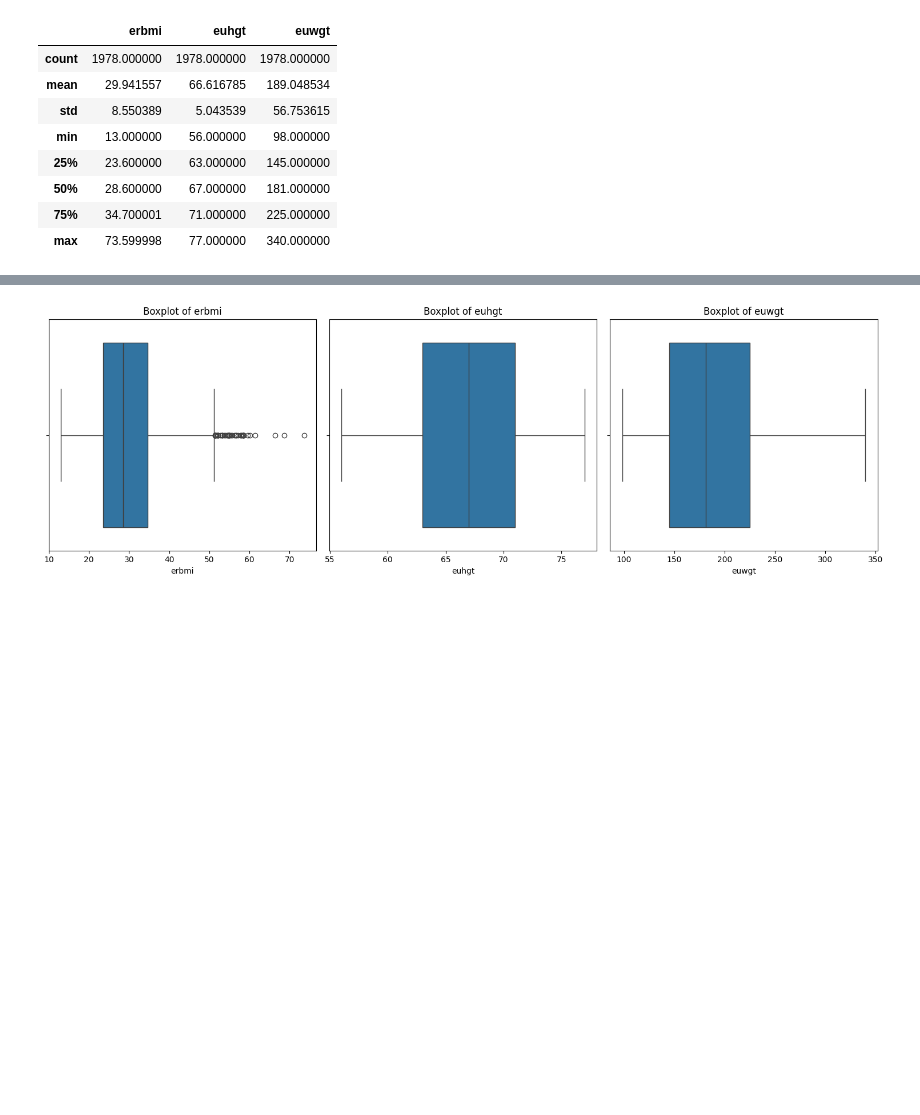
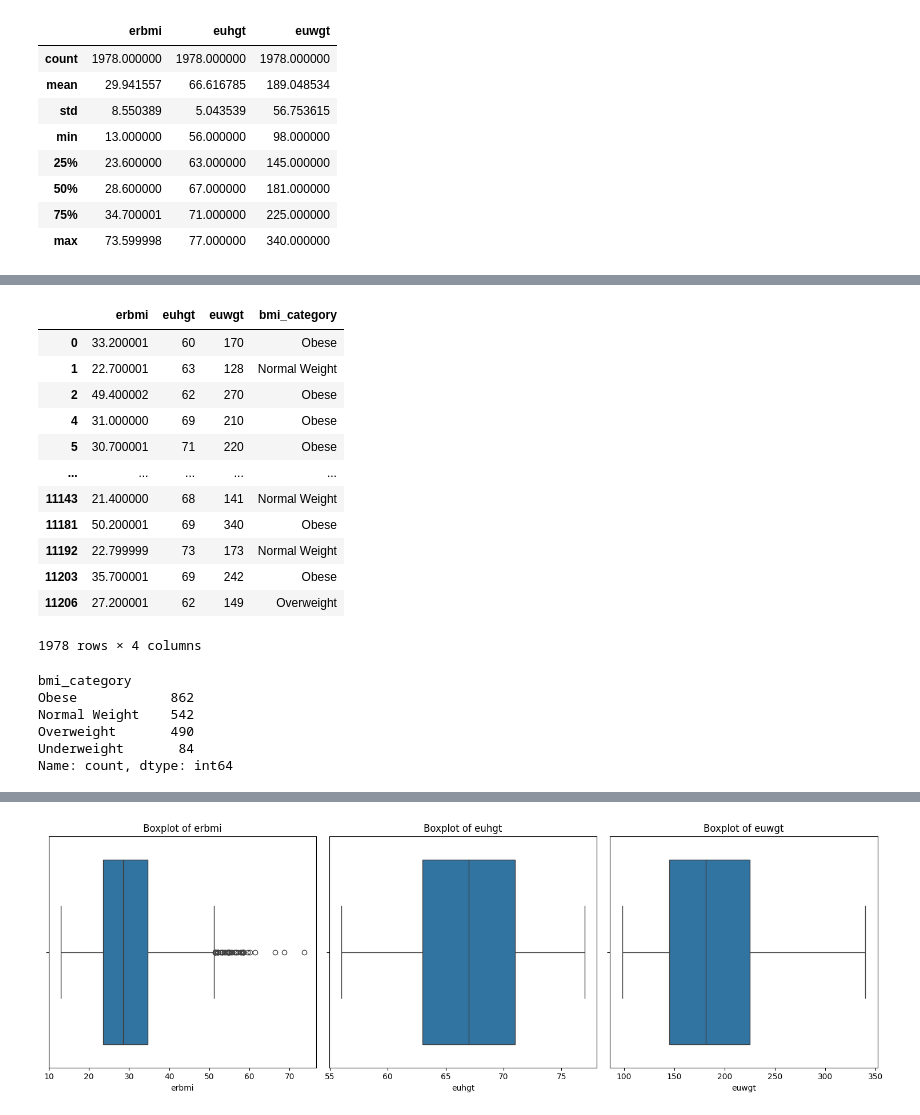
Before and after one commit to rukayat-balogun/Project, a Jupyter notebook: FinalSemesterProject/Webapp/analysis.ipynb, the cells around one changed output, grey strips where cells are left out. Drawn from its saved outputs; the diff is of its cells as text; code cells hidden in the pictures; blank space fills up the shorter version.

```diff
--- a/FinalSemesterProject/Webapp/analysis.ipynb
+++ b/FinalSemesterProject/Webapp/analysis.ipynb
@@ -200,0 +262,25 @@ df.describe()
+# %%
+df
+# %% [output]
+|  | erbmi | euhgt | euwgt | bmi_category |
+| 0 | 33.200001 | 60 | 170 | Obese |
+| 1 | 22.700001 | 63 | 128 | Normal Weight |
+| 2 | 49.400002 | 62 | 270 | Obese |
+| 4 | 31.000000 | 69 | 210 | Obese |
+| 5 | 30.700001 | 71 | 220 | Obese |
+| ... | ... | ... | ... | ... |
+| 11143 | 21.400000 | 68 | 141 | Normal Weight |
+| 11181 | 50.200001 | 69 | 340 | Obese |
+| 11192 | 22.799999 | 73 | 173 | Normal Weight |
+| 11203 | 35.700001 | 69 | 242 | Obese |
+| 11206 | 27.200001 | 62 | 149 | Overweight |
+1978 rows × 4 columns
+# %%
+df.bmi_category.value_counts()
+# %% [output]
+bmi_category
+Obese            862
+Normal Weight    542
+Overweight       490
+Underweight       84
+Name: count, dtype: int64
```
Also changed, not shown: parts of 17 cells of this notebook, 3 other files.
